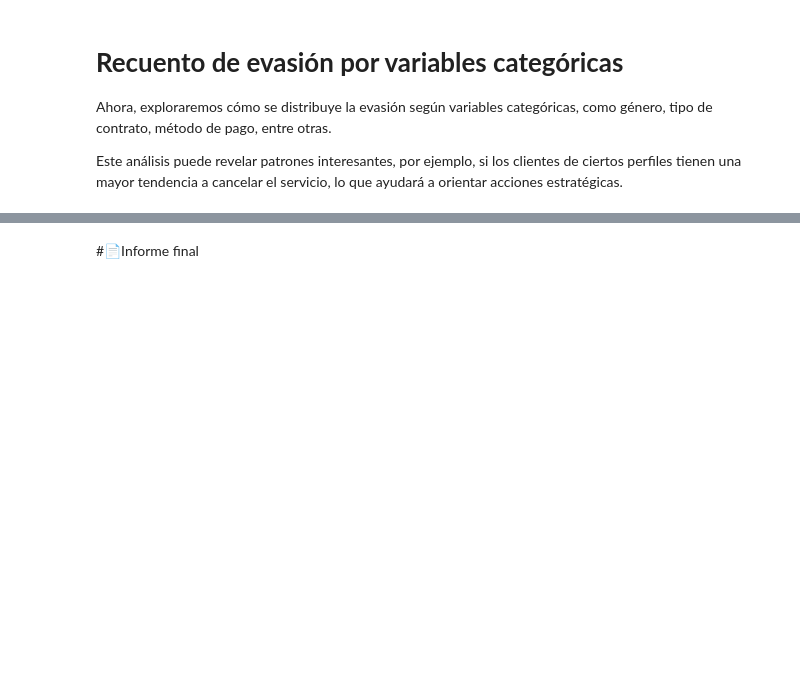
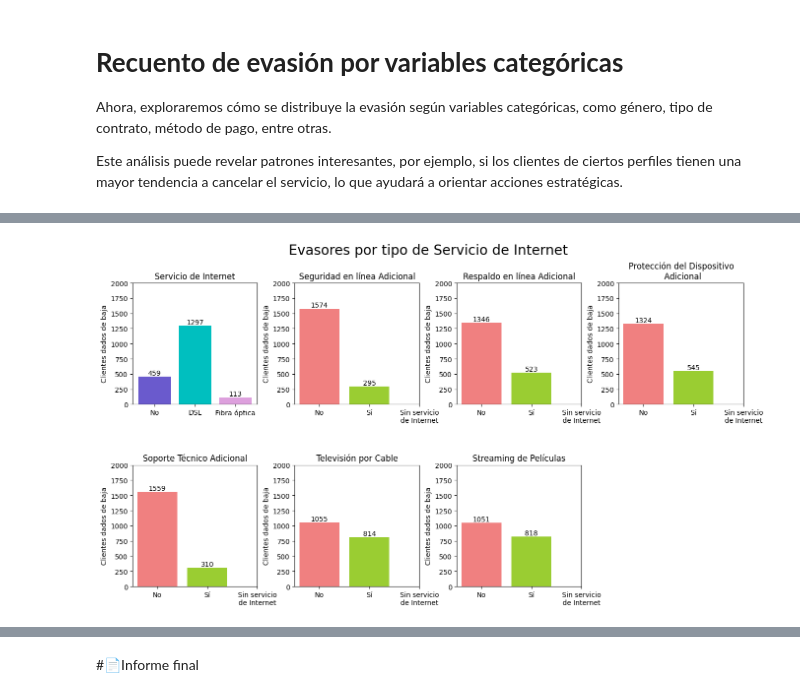
Before and after one commit to jorgevillegazz/Challange-Telecom-X, a Jupyter notebook: TelecomX_LATAM_de_George.ipynb, the cells around one changed output, grey strips where cells are left out. Cells and saved outputs as stored; diff of their text form; code cells hidden in the pictures; blank space fills up the shorter version.

```diff
--- a/TelecomX_LATAM_de_George.ipynb
+++ b/TelecomX_LATAM_de_George.ipynb
@@ -718,0 +915,68 @@ Este análisis puede revelar patrones interesantes, por ejemplo, si los clientes
+# %%
+fig, axs = plt.subplots(2,4,figsize=(16,8))
+fig.subplots_adjust(hspace=0.5,wspace=0.3)
+fig.suptitle('Evasores por tipo de Servicio de Internet', fontsize=20)
+
+servicio_internet = evasores['InternetService'].value_counts().sort_index()
+seguridad = evasores['OnlineSecurity'].value_counts().sort_index()
+respaldo = evasores['OnlineBackup'].value_counts().sort_index()
+proteccion = evasores['DeviceProtection'].value_counts().sort_index()
+soporte = evasores['TechSupport'].value_counts().sort_index()
+television = evasores['StreamingTV'].value_counts().sort_index()
+peliculas = evasores['StreamingMovies'].value_counts().sort_index()
+
+axs[0,0].bar(servicio_internet.index, servicio_internet.values, color=['slateblue','c','plum'])
+axs[0,0].set_title('Servicio de Internet')
+
+axs[0,1].bar(seguridad.index, seguridad.values, color=['lightcoral','yellowgreen','slateblue'])
+axs[0,1].set_title('Seguridad en línea Adicional')
+
+axs[0,2].bar(respaldo.index, respaldo.values, color=['lightcoral','yellowgreen','slateblue'])
+axs[0,2].set_title('Respaldo en línea Adicional')
+
+axs[0,3].bar(proteccion.index, proteccion.values, color=['lightcoral','yellowgreen','slateblue'])
+axs[0,3].set_title('Protección del Dispositivo\n Adicional')
+
+axs[1,0].bar(soporte.index, soporte.values, color=['lightcoral','yellowgreen','slateblue'])
+axs[1,0].set_title('Soporte Técnico Adicional')
+
+axs[1,1].bar(television.index, television.values, color=['lightcoral','yellowgreen','slateblue'])
+axs[1,1].set_title('Televisión por Cable')
+
+axs[1,2].bar(peliculas.index, peliculas.values, color=['lightcoral','yellowgreen','slateblue'])
+axs[1,2].set_title('Streaming de Películas')
+
+ymin = 0
+ymax = 2000
+
+#Iteración para establecer los mismos valores de eje Y
+for ax in axs.ravel():
+  ax.set_ylim(ymin, ymax)
+
+#Iteración para establecer los mismos Etiquetados
+for ax in axs.flat:
+  ax.set_xlabel('')
+  ax.set_ylabel('Clientes dados de baja')
+  ax.set_xticks([0, 1, 2])
+  if ax.get_title() == 'Servicio de Internet':
+        ax.set_xticklabels(['No', 'DSL', 'Fibra óptica'])
+  else:
+      ax.set_xticklabels(['No', 'Sí', 'Sin servicio\nde Internet'])
+
+#Iteración para las etiquetas arriba de las barras
+tipo_cliente = [servicio_internet, seguridad, respaldo, proteccion, soporte, television, peliculas]
+
+for ax, serie in zip(axs.ravel(), tipo_cliente):
+    for i, valor in enumerate(serie.values):
+        ax.text(i, valor, str(valor), ha='center', va='bottom', fontsize=10)
+
+#Oculto el último gráfico
+axs[1,3].axis('off')
+
+#Almacenando el gráfico
+fig.savefig('/content/servicio_internet.png',
+            transparent=False,dpi=300,bbox_inches='tight')
+
+plt.show()
+# %% [output]
+[figure, added]
```
Also changed, not shown: parts of 32 cells of this notebook.
